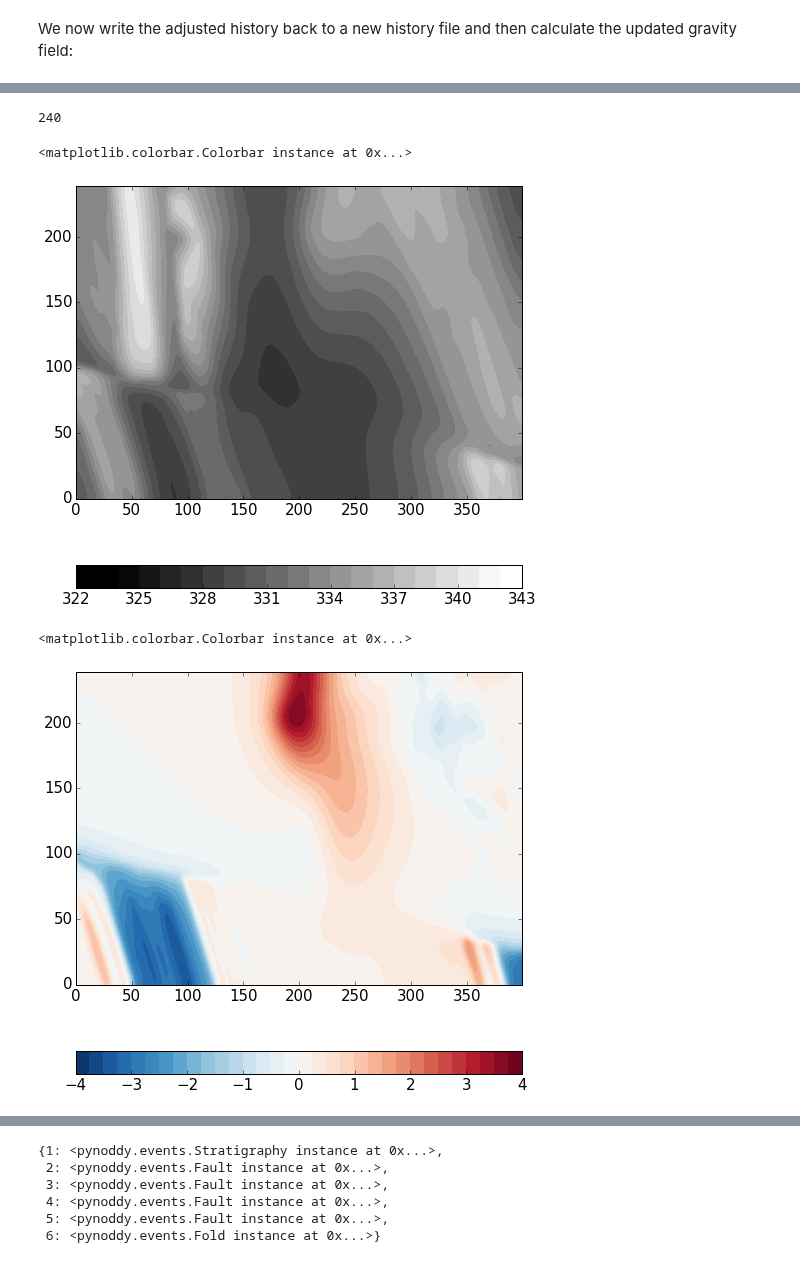
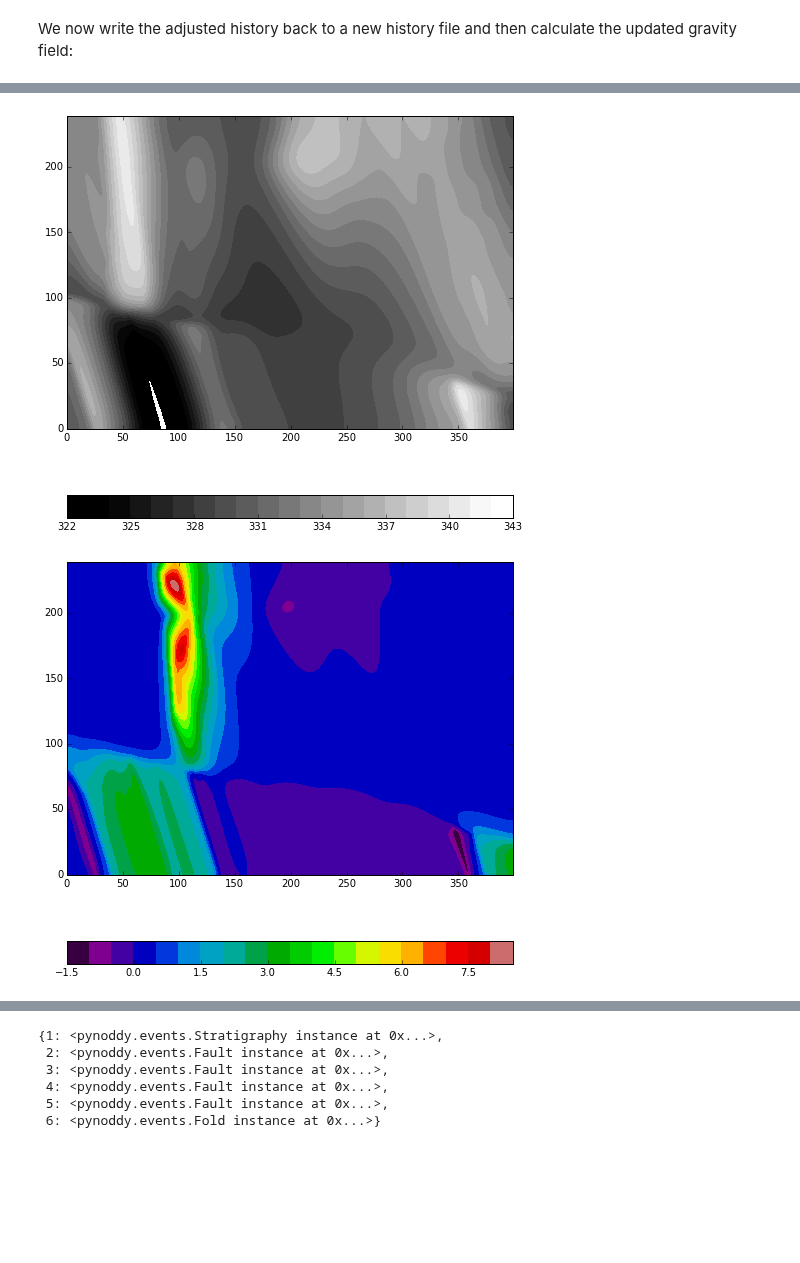
Before and after one commit to cgre-aachen/pynoddy, a Jupyter notebook: docs/notebooks/Paper-Fig3-4-Read-Geophysics.ipynb, the cells around one changed output, grey strips where cells are left out. Saved outputs shown, nothing was run; the diff lists cells and outputs as text; code cells hidden in the pictures; blank space fills up the shorter version.

```diff
--- a/docs/notebooks/Paper-Fig3-4-Read-Geophysics.ipynb
+++ b/docs/notebooks/Paper-Fig3-4-Read-Geophysics.ipynb
@@ -152,22 +187,23 @@ pynoddy.compute_model('fold_thrust_changed', 'fold_thrust_changed_out', type = '
 # %%
+# load changed block model
+geo_changed = pynoddy.output.NoddyOutput('fold_thrust_changed_out')
 # load output and visualise geophysical field
 geophys_changed = pynoddy.output.NoddyGeophysics('fold_thrust_changed_out')
-# %% [output]
-240
 # %%
-figsize(8,8)
+fig = plt.figure(figsize = (8,8))
+ax = fig.add_subplot(111)
 # imshow(geophys_changed.grv_data, cmap = 'jet')
-contourf(geophys_changed.grv_data, levels, cmap = 'gray', vmin = 324, vmax = 342)
-colorbar(orientation = 'horizontal')
+cf = ax.contourf(geophys_changed.grv_data, levels, cmap = 'gray', vmin = 324, vmax = 342)
+cbar = plt.colorbar(cf, orientation = 'horizontal')
 # %% [output]
-<matplotlib.colorbar.Colorbar instance at 0x...>
-[figure, old version]
+[figure, new version]
 # %%
-figsize(8,8)
+fig = plt.figure(figsize = (8,8))
+ax = fig.add_subplot(111)
 # imshow(geophys.grv_data - geophys_changed.grv_data, cmap = 'jet')
-comp_levels = np.arange(-4.,4.1,0.25)
-contourf(geophys.grv_data - geophys_changed.grv_data, comp_levels, cmap = 'RdBu_r')
-colorbar(orientation = 'horizontal')
+maxval = np.ceil(np.max(np.abs(geophys.grv_data - geophys_changed.grv_data)))
+# comp_levels = np.arange(-maxval,1.01 * maxval, 0.05 * maxval)
+cf = ax.contourf(geophys.grv_data - geophys_changed.grv_data, 20, cmap = 'spectral') #, comp_levels, cmap = 'RdBu_r')
+cbar = plt.colorbar(cf, orientation = 'horizontal')
 # %% [output]
-<matplotlib.colorbar.Colorbar instance at 0x...>
-[figure, old version]
+[figure, new version]
```
Also changed, not shown: parts of 15 cells of this notebook, 5 other files.
